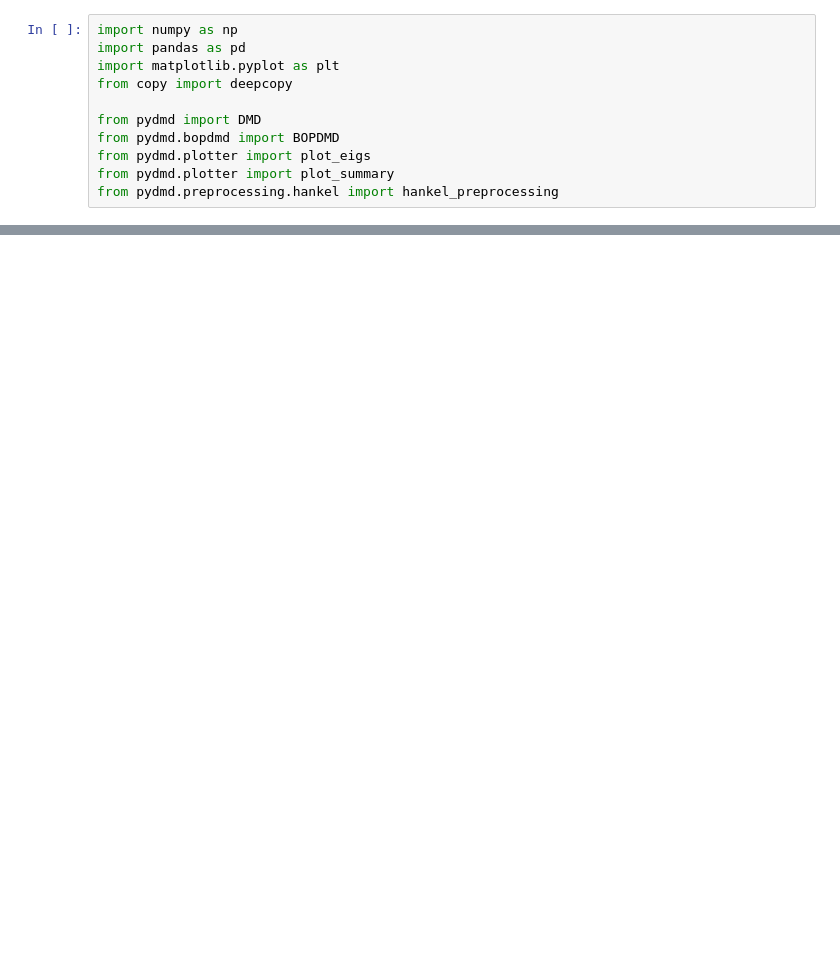
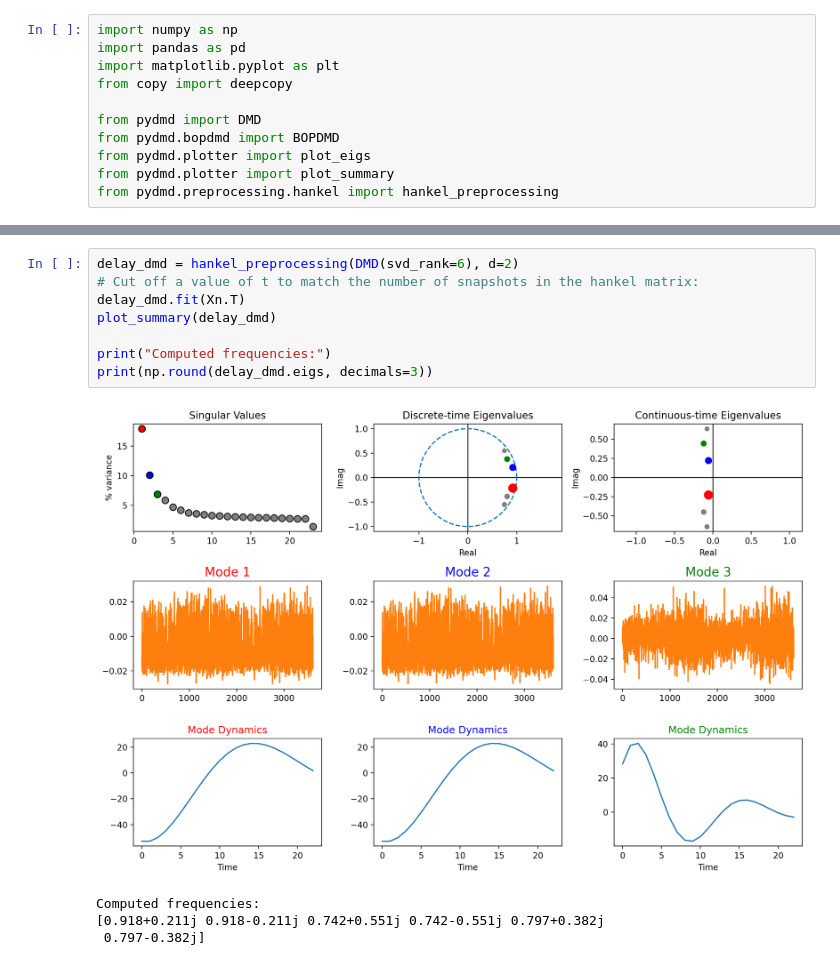
Before and after one commit to fmenol/transcriptome-dynamics-dmd-observability, a Jupyter notebook: bopdmd_analysis.ipynb, the cells around one changed output, grey strips where cells are left out. Saved outputs shown, nothing was run; the diff lists cells and outputs as text; blank space fills up the shorter version.

```diff
--- a/bopdmd_analysis.ipynb
+++ b/bopdmd_analysis.ipynb
@@ -42,0 +74,13 @@ Mean:  1.850371707708594e-17  Std:  1.0
+# %%
+delay_dmd = hankel_preprocessing(DMD(svd_rank=6), d=2)
+# Cut off a value of t to match the number of snapshots in the hankel matrix:
+delay_dmd.fit(Xn.T)
+plot_summary(delay_dmd)
+
+print("Computed frequencies:")
+print(np.round(delay_dmd.eigs, decimals=3))
+# %% [output]
+[figure, added]
+Computed frequencies:
+[0.918+0.211j 0.918-0.211j 0.742+0.551j 0.742-0.551j 0.797+0.382j
+ 0.797-0.382j]
```
Also changed, not shown: parts of 16 cells of this notebook, 2 other files.
